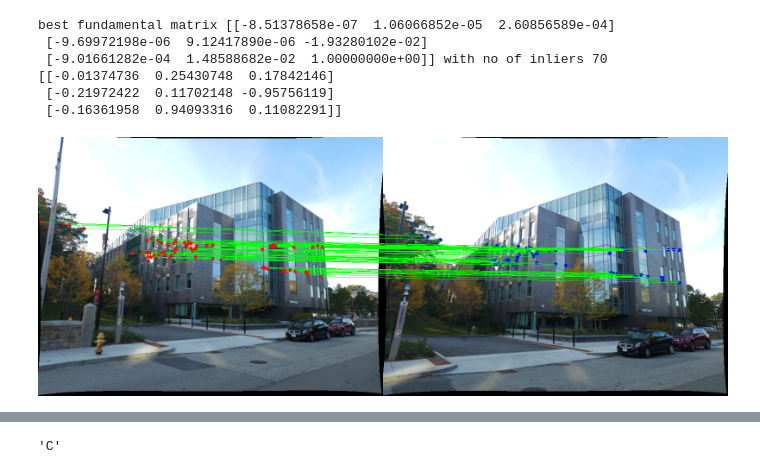
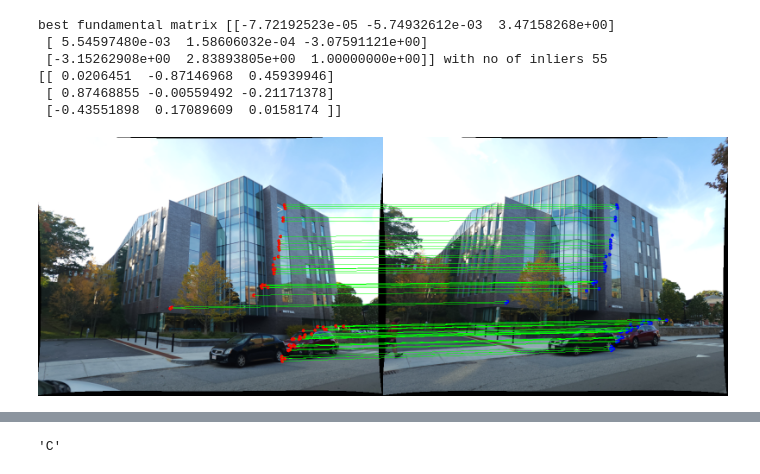
Before and after one commit to venk221/SfM, a Jupyter notebook: SfM_try1.ipynb, the cells around one changed output, grey strips where cells are left out. Cells and saved outputs as stored; diff of their text form; code cells hidden in the pictures.

```diff
--- a/SfM_try1.ipynb
+++ b/SfM_try1.ipynb
@@ -136,7 +139,7 @@ def findMatches(img1, img2):
       # print(newinfo.shape)
       return newinfo
 
-matches1and2 = findMatches(1,2)
+matches1and2 = findMatches(3,4)
 
 """Please check if the arguments of this function has no [-1,-1] in them.
 i.e. they have matches between x and y"""
@@ -215,7 +218,7 @@ def EstimateFundamentalMatrix(a, b):
   for i in range(0, anew.shape[0]): #anew.shape[0]
     x1, y1 = anew[i,0], anew[i,1]
     x2, y2 = bnew[i,0], bnew[i,1]
-    A.append([x1*x2, y1*x2, x2, x1*y2, y1*y2, y2, x1, y1, 1])  #[x1*x2, y2*x1, x1, x2*y1, y1*y2, y1, x2, y2, 1]
+    A.append([x1*x2, y2*x1, x1, x2*y1, y1*y2, y1, x2, y2, 1])  #[x1*x2, y2*x1, x1, x2*y1, y1*y2, y1, x2, y2, 1] [x1*x2, y1*x2, x2, x1*y2, y1*y2, y2, x1, y1, 1]
   A = np.array(A)
   _, s, v = np.linalg.svd(A, full_matrices=True)
   v = v.transpose()
@@ -244,7 +247,7 @@ def error(x1,x2,f):
 def GetInlierRANSANC(a,b):
   num_inliers = 0
   iterations = 1000
-  threshold = 0.004
+  threshold = 0.003
   ffinal = 0
   final_inliers = []
   # print(a[0,:].shape)
@@ -290,12 +293,12 @@ def EssentialMatrixFromFundamentalMatrix(F, K):
 E = EssentialMatrixFromFundamentalMatrix(bestF, K)
 print(E)
 # %% [output]
-best fundamental matrix [[-8.51378658e-07  1.06066852e-05  2.60856589e-04]
- [-9.69972198e-06  9.12417890e-06 -1.93280102e-02]
- [-9.01661282e-04  1.48588682e-02  1.00000000e+00]] with no of inliers 70
-[[-0.01374736  0.25430748  0.17842146]
- [-0.21972422  0.11702148 -0.95756119]
- [-0.16361958  0.94093316  0.11082291]]
+best fundamental matrix [[-7.72192523e-05 -5.74932612e-03  3.47158268e+00]
+ [ 5.54597480e-03  1.58606032e-04 -3.07591121e+00]
+ [-3.15262908e+00  2.83893805e+00  1.00000000e+00]] with no of inliers 55
+[[ 0.0206451  -0.87146968  0.45939946]
+ [ 0.87468855 -0.00559492 -0.21171378]
+ [-0.43551898  0.17089609  0.0158174 ]]
 # %%
 inliers = np.array(inliers)
 inliers1and2 = matches1and2[inliers]
@@ -307,35 +310,35 @@ inliers1and2 = np.reshape(inliers1and2, (inliers1and2.shape[0],9))
 def DrawInliers(i, j, inliers_a, inliers_b):
     img1 = cv2.imread('/content/gdrive/MyDrive/Colab Notebooks/P3Data/' + str(i) + '.png')
     img2 = cv2.imread('/content/gdrive/MyDrive/Colab Notebooks/P3Data/' + str(j) + '.png')
 
     rows1, cols1 = img1.shape[:2]
     rows2, cols2 = img2.shape[:2]
     out = np.zeros((max([rows1, rows2]), cols1 + cols2, 3), dtype='uint8')
     out[:rows1, :cols1, :] = img1
     out[:rows2, cols1:cols1 + cols2, :] = img2
     radius = 4
     BLUE = (255, 0, 0)
     GREEN = (0, 255, 0)
     RED = (0, 0, 255)
     thickness = 1
     # print(f"testing = {inliers_a}")
     assert len(inliers_a) == len(inliers_b), "inliers in images not equal"
     for m in range(0, len(inliers_a)):
 
         cv2.circle(out, (int(inliers_a[m,0]), int(inliers_a[m,1])), radius,
                    RED, -1)
 
         cv2.circle(out, (int(inliers_b[m][0]) + cols1, int(inliers_b[m][1])),
                    radius, BLUE, -1)
 
         cv2.line(out, (int(inliers_a[m][0]), int(inliers_a[m][1])),
                  (int(inliers_b[m][0]) + cols1, int(inliers_b[m][1])), GREEN,
                  thickness)
     cv2_imshow(out)
 
-DrawInliers(1, 2, inliers1and2[:,4:6], inliers1and2[:,7:9])
+DrawInliers(3, 4, inliers1and2[:,4:6], inliers1and2[:,7:9])
 # %% [output]
-[figure, old version]
+[figure, new version]
 # %%
 def ExtractCameraPose(E, K):
   w = np.array([[0,-1,0],[1,0,0],[0,0,1]])
```
Also changed, not shown: parts of 7 cells of this notebook.
